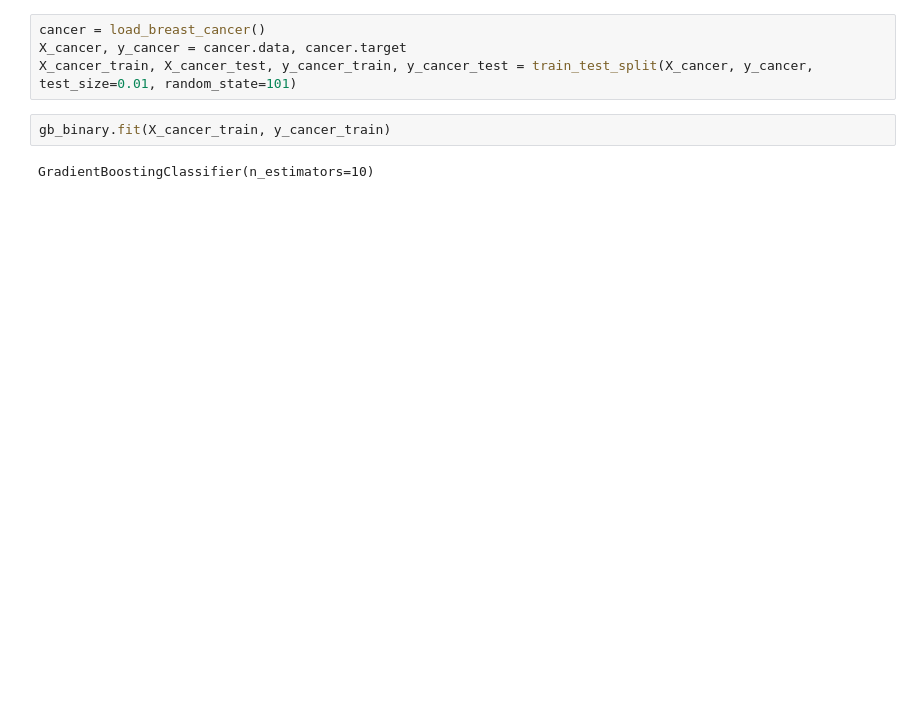
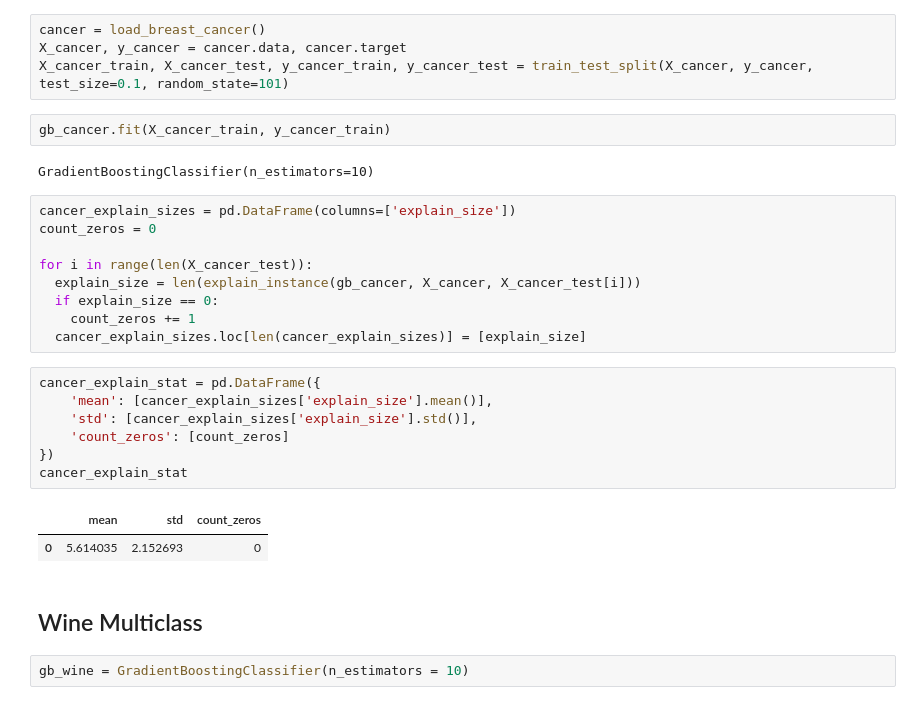
Before and after one commit to dabzr/LogicExplainML, a Jupyter notebook: testing/notebooks/colab notebooks/z3_gb_xai.ipynb, the cells around one changed output. Saved outputs shown, nothing was run; the diff lists cells and outputs as text; blank space fills up the shorter version.

```diff
--- a/testing/notebooks/colab notebooks/z3_gb_xai.ipynb
+++ b/testing/notebooks/colab notebooks/z3_gb_xai.ipynb
@@ -256,8 +281,31 @@ gb_binary = GradientBoostingClassifier(n_estimators = 10)
 # %%
 cancer = load_breast_cancer()
 X_cancer, y_cancer = cancer.data, cancer.target
-X_cancer_train, X_cancer_test, y_cancer_train, y_cancer_test = train_test_split(X_cancer, y_cancer, test_size=0.01, random_state=101)
+X_cancer_train, X_cancer_test, y_cancer_train, y_cancer_test = train_test_split(X_cancer, y_cancer, test_size=0.1, random_state=101)
 # %%
-gb_binary.fit(X_cancer_train, y_cancer_train)
+gb_cancer.fit(X_cancer_train, y_cancer_train)
 # %% [output]
 GradientBoostingClassifier(n_estimators=10)
+# %%
+cancer_explain_sizes = pd.DataFrame(columns=['explain_size'])
+count_zeros = 0
+
+for i in range(len(X_cancer_test)):
+  explain_size = len(explain_instance(gb_cancer, X_cancer, X_cancer_test[i]))
+  if explain_size == 0:
+    count_zeros += 1
+  cancer_explain_sizes.loc[len(cancer_explain_sizes)] = [explain_size]
+# %%
+cancer_explain_stat = pd.DataFrame({
+    'mean': [cancer_explain_sizes['explain_size'].mean()],
+    'std': [cancer_explain_sizes['explain_size'].std()],
+    'count_zeros': [count_zeros]
+})
+cancer_explain_stat
+# %% [output]
+|  | mean | std | count_zeros |
+| 0 | 5.614035 | 2.152693 | 0 |
+# %% [markdown]
+## Wine Multiclass
+# %%
+gb_wine = GradientBoostingClassifier(n_estimators = 10)
```
Also changed, not shown: parts of 25 cells of this notebook.
